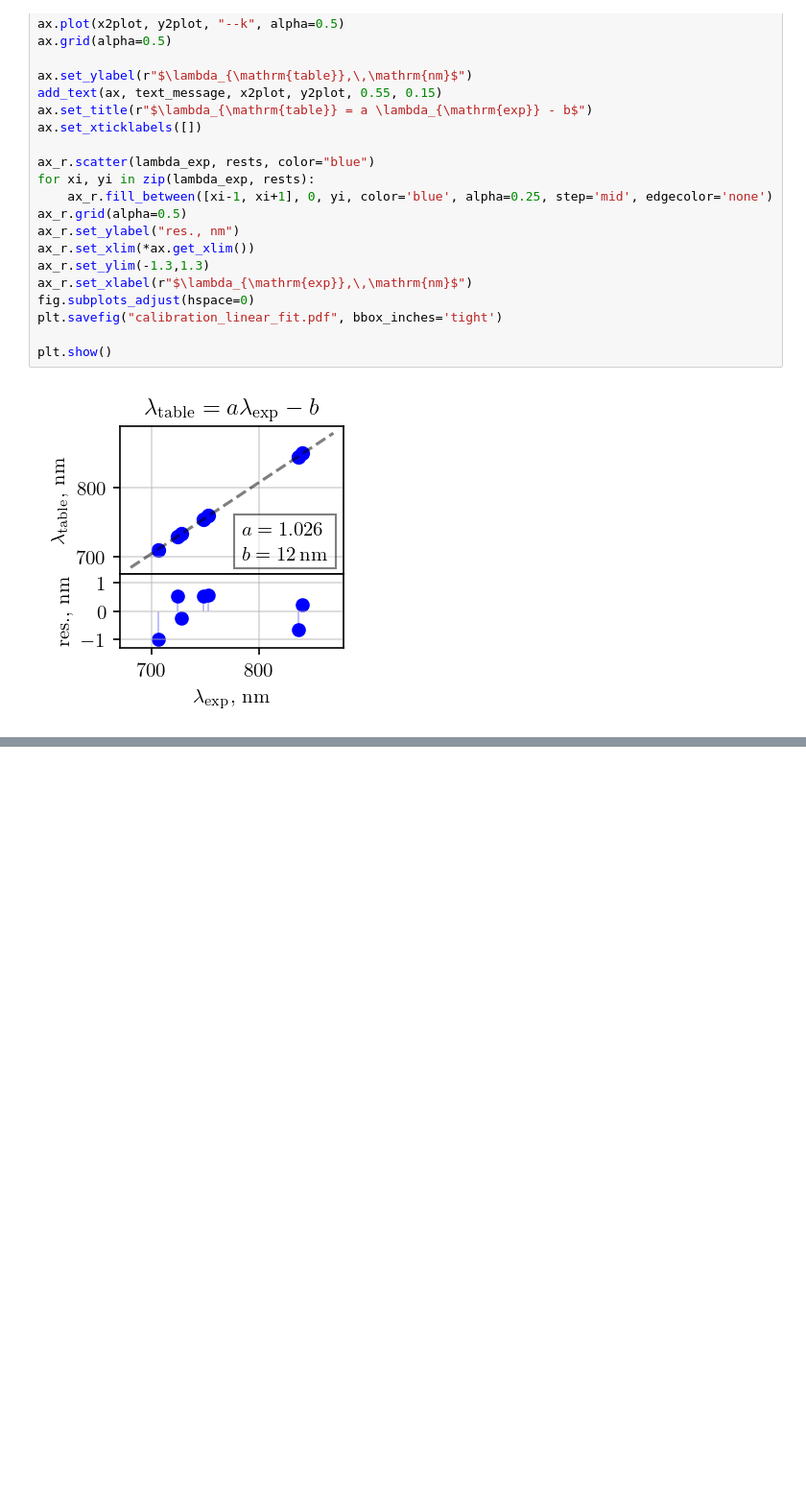
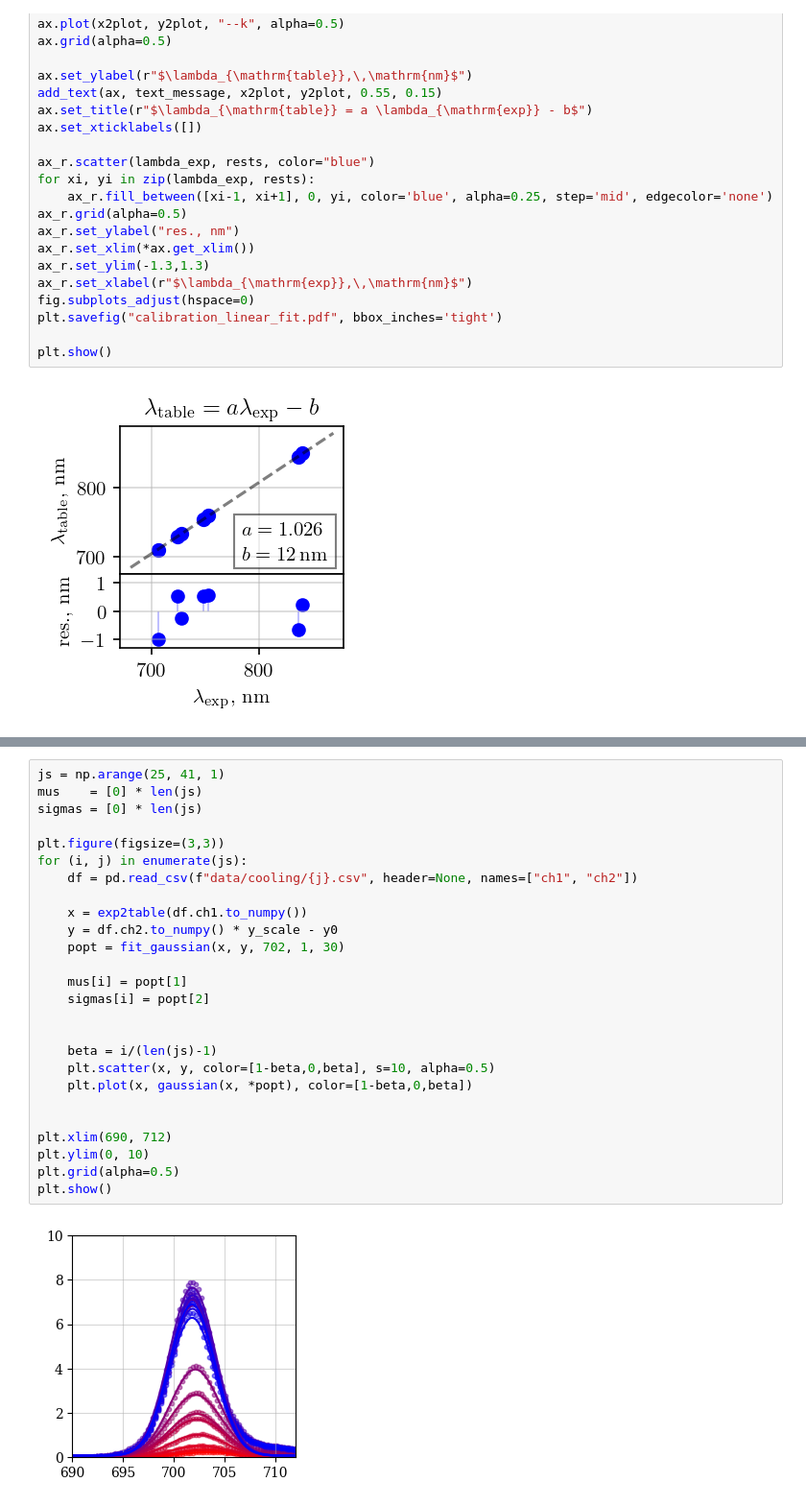
Before and after one commit to k1242/notes_QST, a Jupyter notebook: labs/2/lab_2.ipynb, the cells around one changed output, grey strips where cells are left out. Shown at 96% size. Drawn from its saved outputs; the diff is of its cells as text; blank space fills up the shorter version.

```diff
--- a/labs/2/lab_2.ipynb
+++ b/labs/2/lab_2.ipynb
@@ -171,0 +316,28 @@ plt.show()
+# %%
+js = np.arange(25, 41, 1)
+mus    = [0] * len(js)
+sigmas = [0] * len(js)
+
+plt.figure(figsize=(3,3))
+for (i, j) in enumerate(js):
+    df = pd.read_csv(f"data/cooling/{j}.csv", header=None, names=["ch1", "ch2"])
+
+    x = exp2table(df.ch1.to_numpy())
+    y = df.ch2.to_numpy() * y_scale - y0
+    popt = fit_gaussian(x, y, 702, 1, 30)
+
+    mus[i] = popt[1]
+    sigmas[i] = popt[2]
+
+
+    beta = i/(len(js)-1)
+    plt.scatter(x, y, color=[1-beta,0,beta], s=10, alpha=0.5)
+    plt.plot(x, gaussian(x, *popt), color=[1-beta,0,beta])
+
+
+plt.xlim(690, 712)
+plt.ylim(0, 10)
+plt.grid(alpha=0.5)
+plt.show()
+# %% [output]
+[figure, added]
```
Also changed, not shown: parts of 18 cells of this notebook, 8 other files.
